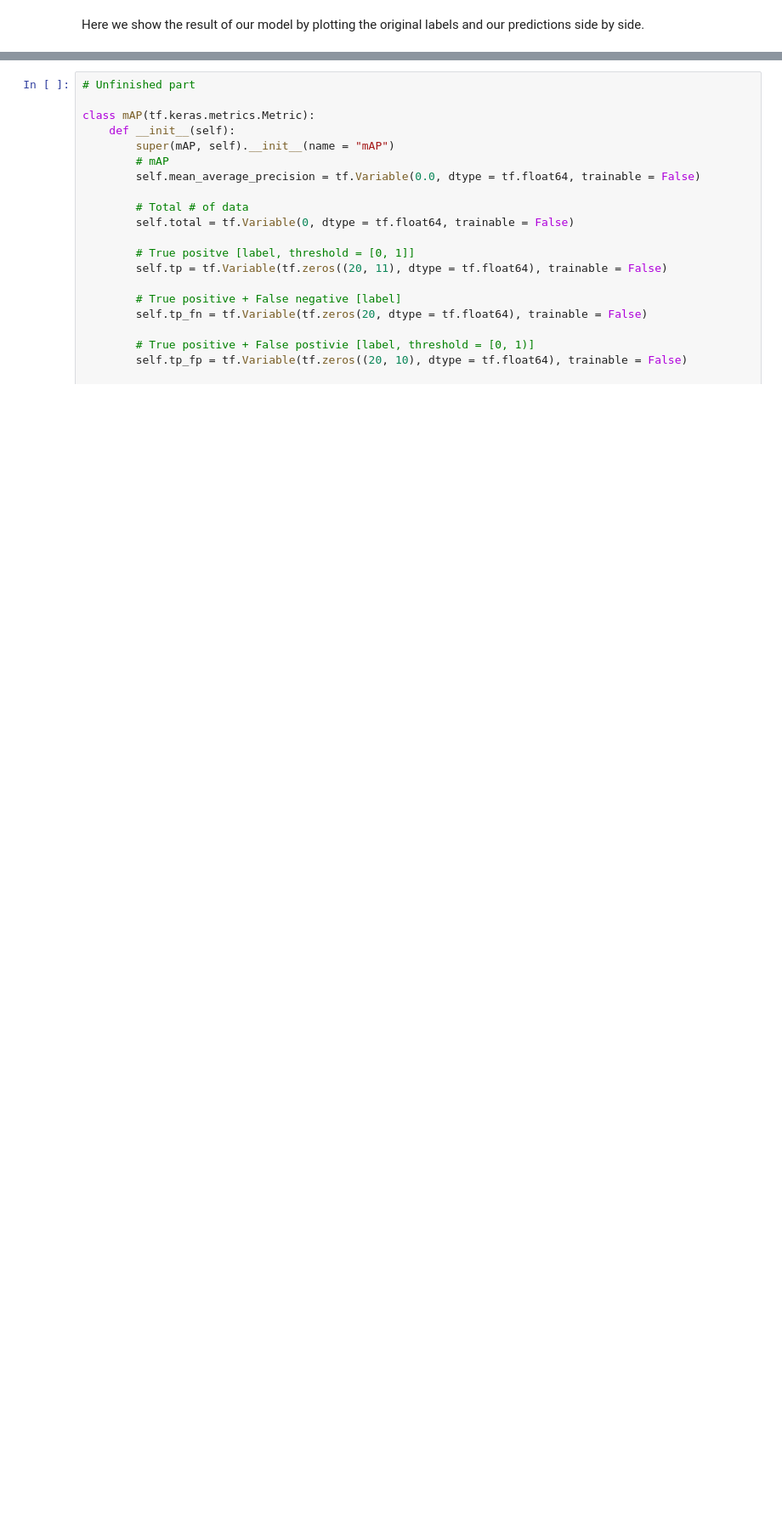
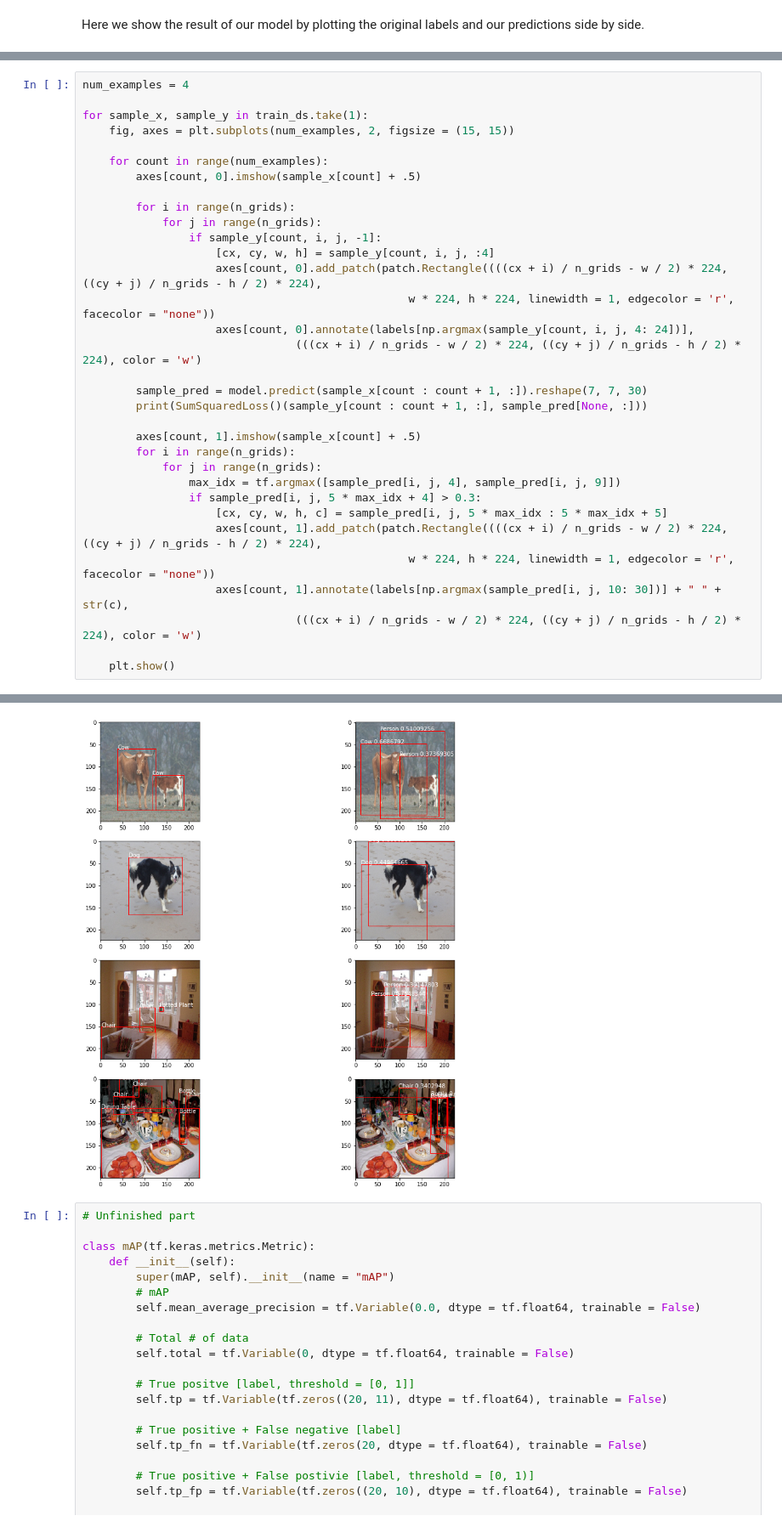
Before and after one commit to lnblanke/ML, a Jupyter notebook: cv/YOLO/YOLO.ipynb, the cells around one changed output, grey strips where cells are left out. Shown at 85% size. Cells and saved outputs as stored; diff of their text form; blank space fills up the shorter version.

```diff
--- a/cv/YOLO/YOLO.ipynb
+++ b/cv/YOLO/YOLO.ipynb
@@ -281,0 +294,34 @@ for sample_x, sample_y in train_ds.take(1):
+# %%
+num_examples = 4
+
+for sample_x, sample_y in train_ds.take(1):
+    fig, axes = plt.subplots(num_examples, 2, figsize = (15, 15))
+
+    for count in range(num_examples):
+        axes[count, 0].imshow(sample_x[count] + .5)
+
+        for i in range(n_grids):
+            for j in range(n_grids):
+                if sample_y[count, i, j, -1]:
+                    [cx, cy, w, h] = sample_y[count, i, j, :4]
+                    axes[count, 0].add_patch(patch.Rectangle((((cx + i) / n_grids - w / 2) * 224, ((cy + j) / n_grids - h / 2) * 224),
+                                                 w * 224, h * 224, linewidth = 1, edgecolor = 'r', facecolor = "none"))
+                    axes[count, 0].annotate(labels[np.argmax(sample_y[count, i, j, 4: 24])],
+                                (((cx + i) / n_grids - w / 2) * 224, ((cy + j) / n_grids - h / 2) * 224), color = 'w')
+
+        sample_pred = model.predict(sample_x[count : count + 1, :]).reshape(7, 7, 30)
+        print(SumSquaredLoss()(sample_y[count : count + 1, :], sample_pred[None, :]))
+
+        axes[count, 1].imshow(sample_x[count] + .5)
+        for i in range(n_grids):
+            for j in range(n_grids):
+                max_idx = tf.argmax([sample_pred[i, j, 4], sample_pred[i, j, 9]])
+                if sample_pred[i, j, 5 * max_idx + 4] > 0.3:
+                    [cx, cy, w, h, c] = sample_pred[i, j, 5 * max_idx : 5 * max_idx + 5]
+                    axes[count, 1].add_patch(patch.Rectangle((((cx + i) / n_grids - w / 2) * 224, ((cy + j) / n_grids - h / 2) * 224),
+                                                 w * 224, h * 224, linewidth = 1, edgecolor = 'r', facecolor = "none"))
+                    axes[count, 1].annotate(labels[np.argmax(sample_pred[i, j, 10: 30])] + " " + str(c),
+                                (((cx + i) / n_grids - w / 2) * 224, ((cy + j) / n_grids - h / 2) * 224), color = 'w')
+
+    plt.show()
+# %% [output]
@@ -282,3 +332,4 @@ for sample_x, sample_y in train_ds.take(1):
+[figure, added]
 # %%
 # Unfinished part
 
```
Also changed, not shown: parts of 13 cells of this notebook, 3 other files.
